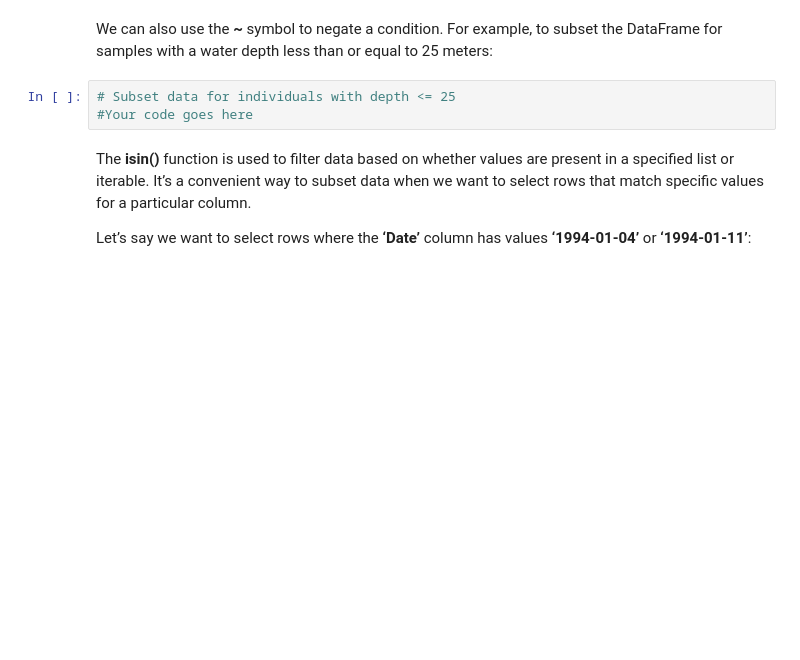
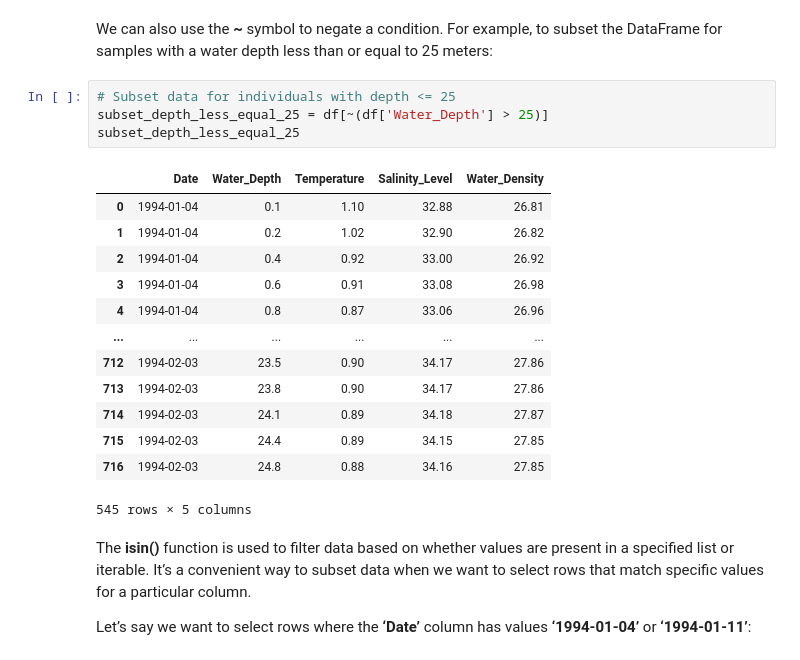
Before and after one commit to acenet-arc/2025_NFPOGO_Python_Bootcamp, a Jupyter notebook: Completed/2_DAV1.ipynb, the cells around one changed output. Saved outputs shown, nothing was run; the diff lists cells and outputs as text; blank space fills up the shorter version.

```diff
--- a/Completed/2_DAV1.ipynb
+++ b/Completed/2_DAV1.ipynb
@@ -298,7 +423,22 @@ For instance, to subset the DataFrame for samples with water depth greater than
 We can also use the **~** symbol to negate a condition. For example, to subset the DataFrame for samples with a water depth less than or equal to 25 meters:
 # %%
 # Subset data for individuals with depth <= 25
-#Your code goes here
+subset_depth_less_equal_25 = df[~(df['Water_Depth'] > 25)]
+subset_depth_less_equal_25
+# %% [output]
+|  | Date | Water_Depth | Temperature | Salinity_Level | Water_Density |
+| 0 | 1994-01-04 | 0.1 | 1.10 | 32.88 | 26.81 |
+| 1 | 1994-01-04 | 0.2 | 1.02 | 32.90 | 26.82 |
+| 2 | 1994-01-04 | 0.4 | 0.92 | 33.00 | 26.92 |
+| 3 | 1994-01-04 | 0.6 | 0.91 | 33.08 | 26.98 |
+| 4 | 1994-01-04 | 0.8 | 0.87 | 33.06 | 26.96 |
+| ... | ... | ... | ... | ... | ... |
+| 712 | 1994-02-03 | 23.5 | 0.90 | 34.17 | 27.86 |
+| 713 | 1994-02-03 | 23.8 | 0.90 | 34.17 | 27.86 |
+| 714 | 1994-02-03 | 24.1 | 0.89 | 34.18 | 27.87 |
+| 715 | 1994-02-03 | 24.4 | 0.89 | 34.15 | 27.85 |
+| 716 | 1994-02-03 | 24.8 | 0.88 | 34.16 | 27.85 |
+545 rows × 5 columns
 # %% [markdown]
 The **isin()** function is used to filter data based on whether values are present in a specified list or iterable. It’s a convenient way to subset data when we want to select rows that match specific values for a particular column.
 
```
Also changed, not shown: parts of 29 cells of this notebook, 2 other files.
